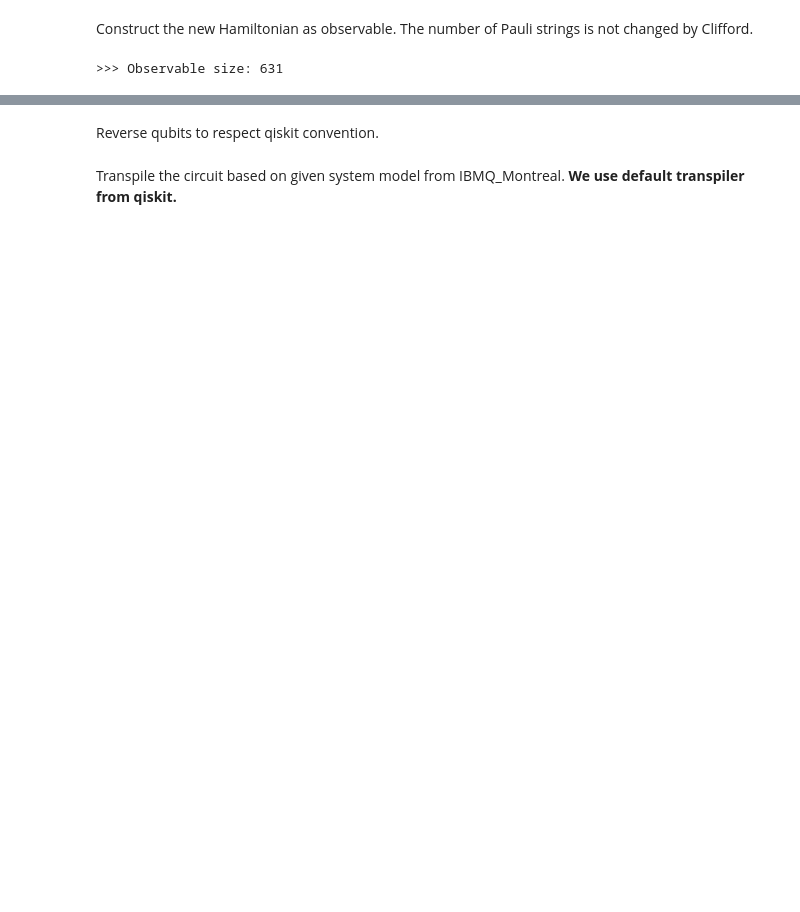
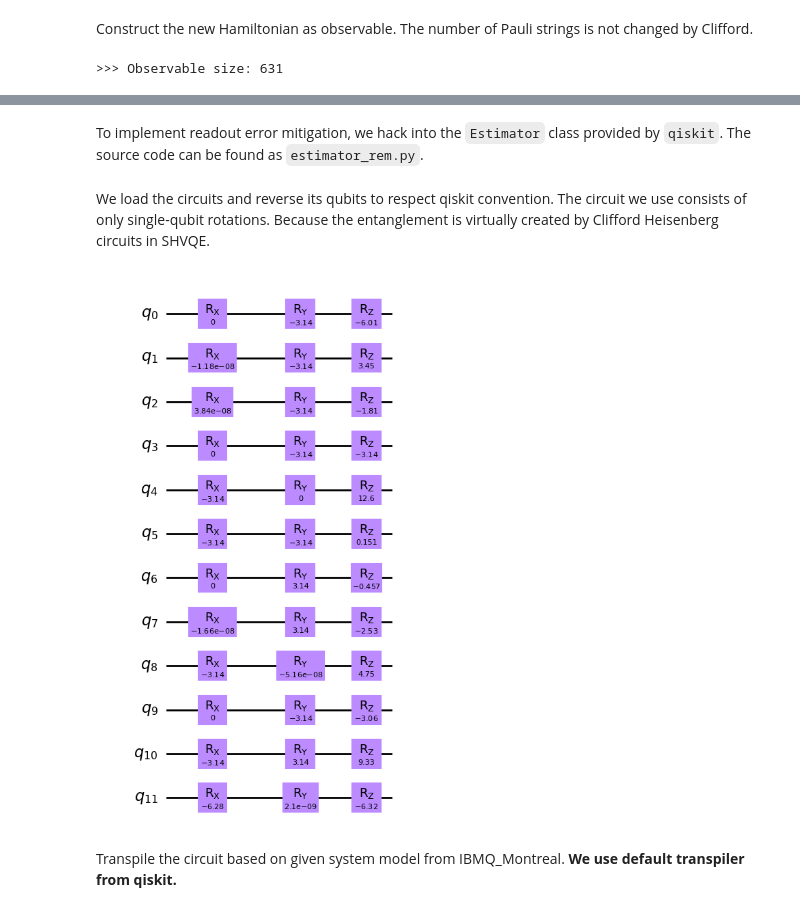
Before and after one commit to royess/QC-Contest-underwater, a Jupyter notebook: run_shvqe_qiskit_ncz0.ipynb, the cells around one changed output, grey strips where cells are left out. Drawn from its saved outputs; the diff is of its cells as text; code cells hidden in the pictures; blank space fills up the shorter version.

```diff
--- a/run_shvqe_qiskit_ncz0.ipynb
+++ b/run_shvqe_qiskit_ncz0.ipynb
@@ -109,2 +104,4 @@ print(f">>> Observable size: {observable.size}")
+# %% [markdown]
+To implement readout error mitigation, we hack into the `Estimator` class provided by `qiskit`. The source code can be found as `estimator_rem.py`.
 # %%
 from qiskit import qasm2
@@ -112,12 +113,14 @@ from estimator_rem import EstimatorRem
 from qiskit_aer.primitives import Estimator
 
 circuit = qasm2.load('saved_models/shvqe_clifford_ncz0_sch.qasm')
-# %% [markdown]
-Reverse qubits to respect qiskit convention.
+# %% [markdown]
+We load the circuits and reverse its qubits to respect qiskit convention. The circuit we use consists of only single-qubit rotations. Because the entanglement is virtually created by Clifford Heisenberg circuits in SHVQE.
 # %%
 circuit = circuit.reverse_bits()
 # %%
-# circuit.draw('mpl');
+circuit.draw('mpl')
+# %% [output]
+[figure, added]
 # %% [markdown]
 Transpile the circuit based on given system model from IBMQ_Montreal. **We use default transpiler from qiskit.**
 # %%
```
Also changed, not shown: parts of 47 cells of this notebook, 1 other file.
